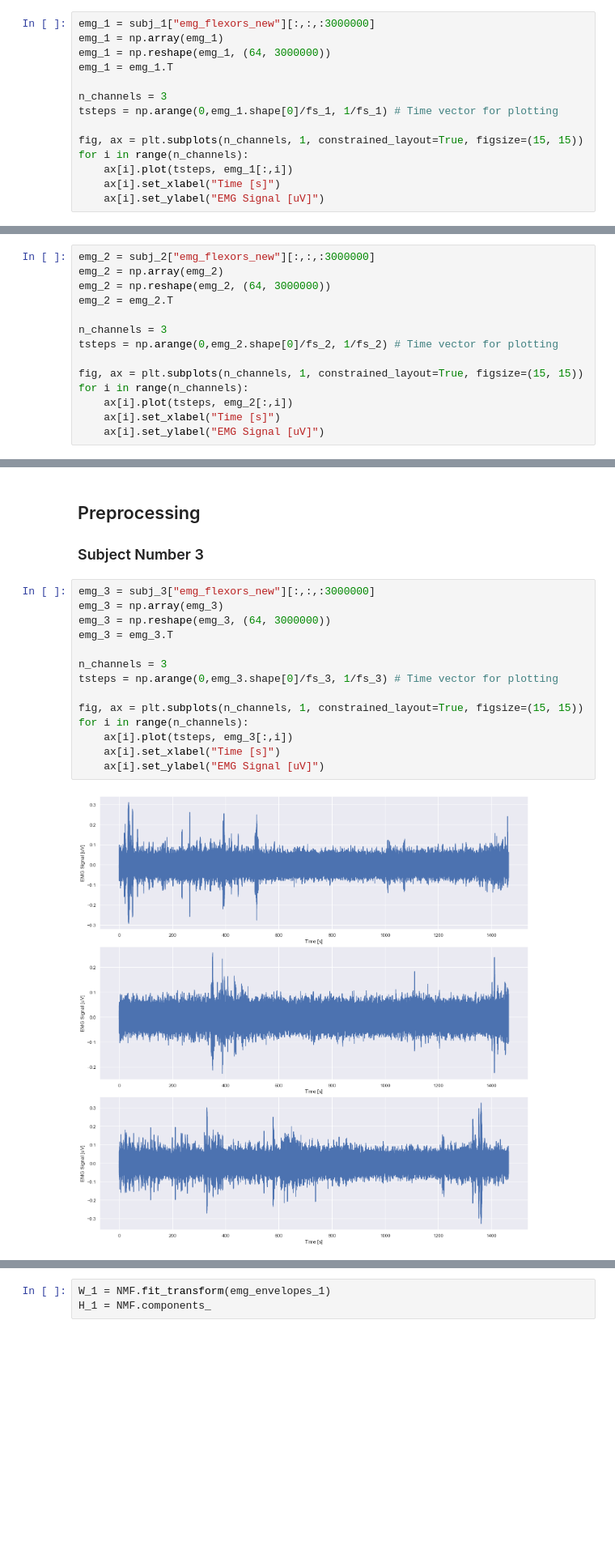
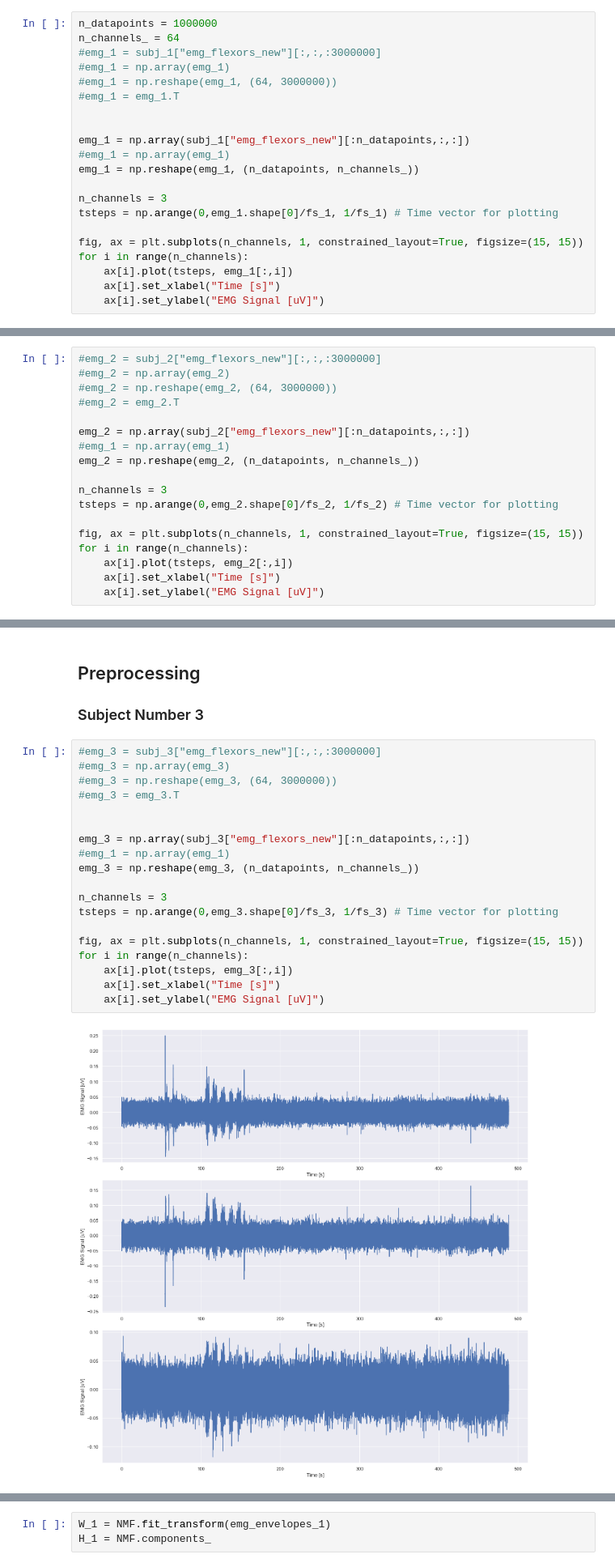
Before and after one commit to shrinidhivelan/NSSP_project3, a Jupyter notebook: Miniproject3_Subjects_NMF.ipynb, the cells around one changed output, grey strips where cells are left out. Shown at 81% size. Drawn from its saved outputs; the diff is of its cells as text; blank space fills up the shorter version.

```diff
--- a/Miniproject3_Subjects_NMF.ipynb
+++ b/Miniproject3_Subjects_NMF.ipynb
@@ -35,10 +35,17 @@ fs_3 = np.array(fs_3)[0][0]
 ## Preprocessing
 ### Start with the first Subject :
 # %%
-emg_1 = subj_1["emg_flexors_new"][:,:,:3000000]
-emg_1 = np.array(emg_1)
-emg_1 = np.reshape(emg_1, (64, 3000000))
-emg_1 = emg_1.T
+n_datapoints = 1000000
+n_channels_ = 64
+#emg_1 = subj_1["emg_flexors_new"][:,:,:3000000]
+#emg_1 = np.array(emg_1)
+#emg_1 = np.reshape(emg_1, (64, 3000000))
+#emg_1 = emg_1.T
+
+
+emg_1 = np.array(subj_1["emg_flexors_new"][:n_datapoints,:,:])
+#emg_1 = np.array(emg_1)
+emg_1 = np.reshape(emg_1, (n_datapoints, n_channels_))
 
 n_channels = 3
 tsteps = np.arange(0,emg_1.shape[0]/fs_1, 1/fs_1) # Time vector for plotting
@@ -125,10 +132,14 @@ emg_envelopes_1.shape
 ## Preprocessing
 ### Subject number 2
 # %%
-emg_2 = subj_2["emg_flexors_new"][:,:,:3000000]
-emg_2 = np.array(emg_2)
-emg_2 = np.reshape(emg_2, (64, 3000000))
-emg_2 = emg_2.T
+#emg_2 = subj_2["emg_flexors_new"][:,:,:3000000]
+#emg_2 = np.array(emg_2)
+#emg_2 = np.reshape(emg_2, (64, 3000000))
+#emg_2 = emg_2.T
+
+emg_2 = np.array(subj_2["emg_flexors_new"][:n_datapoints,:,:])
+#emg_1 = np.array(emg_1)
+emg_2 = np.reshape(emg_2, (n_datapoints, n_channels_))
 
 n_channels = 3
 tsteps = np.arange(0,emg_2.shape[0]/fs_2, 1/fs_2) # Time vector for plotting
@@ -215,21 +226,26 @@ emg_envelopes_2.shape
 ## Preprocessing
 ### Subject Number 3
 # %%
-emg_3 = subj_3["emg_flexors_new"][:,:,:3000000]
-emg_3 = np.array(emg_3)
-emg_3 = np.reshape(emg_3, (64, 3000000))
-emg_3 = emg_3.T
+#emg_3 = subj_3["emg_flexors_new"][:,:,:3000000]
+#emg_3 = np.array(emg_3)
+#emg_3 = np.reshape(emg_3, (64, 3000000))
+#emg_3 = emg_3.T
+
+
+emg_3 = np.array(subj_3["emg_flexors_new"][:n_datapoints,:,:])
+#emg_1 = np.array(emg_1)
+emg_3 = np.reshape(emg_3, (n_datapoints, n_channels_))
 
 n_channels = 3
 tsteps = np.arange(0,emg_3.shape[0]/fs_3, 1/fs_3) # Time vector for plotting
 
 fig, ax = plt.subplots(n_channels, 1, constrained_layout=True, figsize=(15, 15))
 for i in range(n_channels):
     ax[i].plot(tsteps, emg_3[:,i])
     ax[i].set_xlabel("Time [s]")
     ax[i].set_ylabel("EMG Signal [uV]")
 # %% [output]
-[figure, old version]
+[figure, new version]
 # %%
 Wn = (5, 500)
 sos_3 = butter(N=4, Wn=Wn, fs=fs_3, btype="bandpass", output="sos")
```
Also changed, not shown: parts of 23 cells of this notebook, 2 other files.
